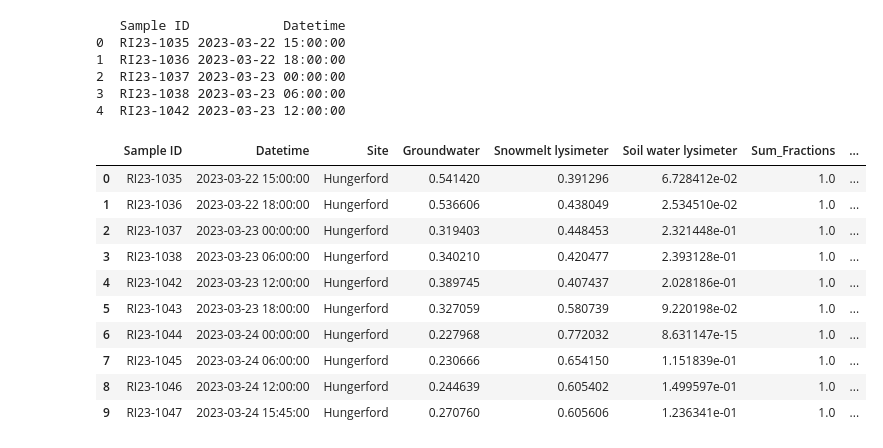
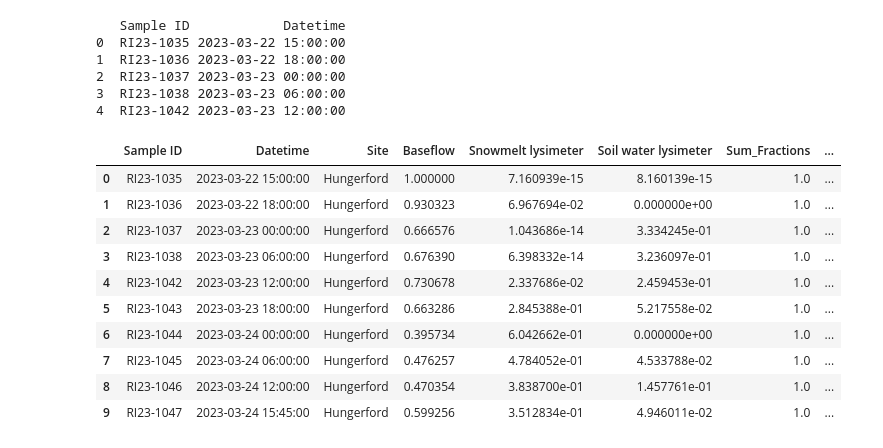
Before and after one commit to MeganEDuffy/LCBP-interannual-EMMAs, a Jupyter notebook: Notebooks/Error_propagation/RI23-Hungerford-Uncertainty.ipynb, the cells around one changed output. Cells and saved outputs as stored; diff of their text form; code cells hidden in the pictures.

```diff
--- a/Notebooks/Error_propagation/RI23-Hungerford-Uncertainty.ipynb
+++ b/Notebooks/Error_propagation/RI23-Hungerford-Uncertainty.ipynb
@@ -25,14 +25,18 @@ data_dir = repo_dir / "Data/GrabSample_data"
 # Define output directory using relative path logic
 output_dir = repo_dir / "Output/EMMA-uncertainty"
 
-# Load the full RI25 dataset
+# Load the full RI18 through RI25 dataset
+# see join @ https://github.com/MeganEDuffy/LCBP-interannual-EMMAs/blob/main/Notebooks/Combining-all-years-RI.ipynb
+#df = pd.read_csv(data_dir / "RI18-25-joined.csv")
+
+# Load just the RI23 dataset
 df = pd.read_csv(data_dir / "RI23-IC-ICP-isotope-toc-joined.csv")
 
 ####################
 # Hungerford RI23 events #
 ####################
 
-Hungerford_tracers = ['Ca_mg_L', 'Cl_mg_L', 'Si_mg_L', 'Mg_mg_L', 'dD', 'd18O', 'Na_mg_L']
+Hungerford_tracers = ['Ca_mg_L', 'Cu_mg_L', 'Cl_mg_L', 'K_mg_L', 'Mg_mg_L', 'dD', 'd18O', 'Na_mg_L']
 
 # 1. Run EMMA function
 (
@@ -66,11 +70,13 @@ stream_event_df["Datetime"] = pd.to_datetime(
     stream_event_df["Date"] + " " + stream_event_df["Time"]
 )
 
-# 4. Define tracer analytical uncertainties (Optional: edit these to match lab detection limits)
+# 4. Define tracer analytical uncertainties
 analytical_sd = {
     "Ca_mg_L": 0.05,  # mg/L
     "Cl_mg_L": 0.15,  # mg/L
     "Si_mg_L": 0.10,  # mg/L
+    "K_mg_L": 0.10,  # mg/L
+    "Cu_mg_L": 0.10,  # mg/L
     "Mg_mg_L": 0.02,  # mg/L
     "dD": 0.8,  # per mil (stable isotope precision)
     "d18O": 0.08,  # per mil
@@ -154,7 +161,7 @@ df = pd.read_csv(data_dir / "RI23-IC-ICP-isotope-toc-joined.csv")
 # Hungerford RI23 events #
 ####################
 
-Hungerford_tracers = ['Ca_mg_L', 'Cl_mg_L', 'Si_mg_L', 'Mg_mg_L', 'dD', 'd18O', 'Na_mg_L']
+Hungerford_tracers = ['Ca_mg_L', 'Cu_mg_L', 'Cl_mg_L', 'K_mg_L', 'Mg_mg_L', 'dD', 'd18O', 'Na_mg_L']
 
 # 1. Run EMMA function
 (
@@ -168,15 +175,20 @@ Hungerford_tracers = ['Ca_mg_L', 'Cl_mg_L', 'Si_mg_L', 'Mg_mg_L', 'dD', 'd18O',
     start_date="2023-03-21 00:00:00",
     end_date="2023-03-26 00:00:00",
     endmember_ids=[
-                   "RI23-1001", # Baseflow 02/09/2023 (labeled GW)
-                   "RI23-5008", # Mark's well 2023
+                   #"RI23-1001", # Baseflow 02/09/2023
+                   "RI23-1035", # 03/22/2023 Baseflow
+                   #"RI23-5008", # Mark's well 2023
+                   #"RI20-HB-DGW-Mark-1" # Mark's well 2020
+                   #"RI22-0858", # Mark's well 03/17/2022
+                   #"RI22-0864",
+                   #"RI23-1085", #Baseflow 03/31/2023 removed for now
                    "RI23-5007", # SWLD
                    "RI23-1061"
                     ],
 )
 
 # 2. Extract raw endmember rows matching these IDs (to calculate endmember SDs)
-em_raw_subset = df[df["Sample ID"].isin([["RI23-1001", "RI23-5008", "RI23-5007", "RI23-1061"]])]
+em_raw_subset = df[df["Sample ID"].isin([["RI23-1035", "RI23-5007", "RI23-1061"]])]
 
 # 3. Define streamwater samples for the event window
 stream_event_df = df[
@@ -194,6 +206,8 @@ analytical_sd = {
     "Ca_mg_L": 0.05,  # mg/L
     "Cl_mg_L": 0.15,  # mg/L
     "Si_mg_L": 0.10,  # mg/L
+    "K_mg_L": 0.10,  # mg/L
+    "Cu_mg_L": 0.10,  # mg/L
     "Mg_mg_L": 0.02,  # mg/L
     "dD": 0.8,  # per mil (stable isotope precision)
     "d18O": 0.08,  # per mil
@@ -207,47 +221,47 @@ uncertainty_df = up.propagate_genereux_uncertainty(
     em_raw=em_raw_subset,
     tracers=Hungerford_tracers,
     analytical_sd=analytical_sd,
-    confidence_level=0.95
+    confidence_level=0.70
 )
 
 # 6. Merge fractions and their calculated uncertainties for a complete table
 results_with_error = pd.merge(
     hungerford_martherm_fractions_df, uncertainty_df, on=["Sample ID", "Datetime"]
 )
 
 # Identify which uncertainty columns were actually generated
 uncertainty_cols = [
     col for col in results_with_error.columns if "Uncertainty_1sig" in col
 ]
 # Extract the base fraction names (e.g., "Groundwater", "Snowmelt lysimeter")
 fraction_cols = [col.replace("_Uncertainty_1sig", "") for col in uncertainty_cols]
 
 # Combine them in alternating order: [Fraction_1, Uncertainty_1, Fraction_2, Uncertainty_2...]
 display_cols = ["Sample ID", "Datetime"]
 for frac, unc in zip(fraction_cols, uncertainty_cols):
     display_cols.extend([frac, unc])
 
 # Print the head of the dynamically built column list
 print(results_with_error[display_cols].head())
 results_with_error.head(20)
 # %% [output]
    Sample ID            Datetime
 0  RI23-1035 2023-03-22 15:00:00
 1  RI23-1036 2023-03-22 18:00:00
 2  RI23-1037 2023-03-23 00:00:00
 3  RI23-1038 2023-03-23 06:00:00
 4  RI23-1042 2023-03-23 12:00:00
-|  | Sample ID | Datetime | Site | Groundwater | Snowmelt lysimeter | Soil water lysimeter | Sum_Fractions | ... |
-| 0 | RI23-1035 | 2023-03-22 15:00:00 | Hungerford | 0.541420 | 0.391296 | 6.728412e-02 | 1.0 | ... |
-| 1 | RI23-1036 | 2023-03-22 18:00:00 | Hungerford | 0.536606 | 0.438049 | 2.534510e-02 | 1.0 | ... |
-| 2 | RI23-1037 | 2023-03-23 00:00:00 | Hungerford | 0.319403 | 0.448453 | 2.321448e-01 | 1.0 | ... |
-| 3 | RI23-1038 | 2023-03-23 06:00:00 | Hungerford | 0.340210 | 0.420477 | 2.393128e-01 | 1.0 | ... |
-| 4 | RI23-1042 | 2023-03-23 12:00:00 | Hungerford | 0.389745 | 0.407437 | 2.028186e-01 | 1.0 | ... |
-| 5 | RI23-1043 | 2023-03-23 18:00:00 | Hungerford | 0.327059 | 0.580739 | 9.220198e-02 | 1.0 | ... |
-| 6 | RI23-1044 | 2023-03-24 00:00:00 | Hungerford | 0.227968 | 0.772032 | 8.631147e-15 | 1.0 | ... |
-| 7 | RI23-1045 | 2023-03-24 06:00:00 | Hungerford | 0.230666 | 0.654150 | 1.151839e-01 | 1.0 | ... |
-| 8 | RI23-1046 | 2023-03-24 12:00:00 | Hungerford | 0.244639 | 0.605402 | 1.499597e-01 | 1.0 | ... |
-| 9 | RI23-1047 | 2023-03-24 15:45:00 | Hungerford | 0.270760 | 0.605606 | 1.236341e-01 | 1.0 | ... |
+|  | Sample ID | Datetime | Site | Baseflow | Snowmelt lysimeter | Soil water lysimeter | Sum_Fractions | ... |
+| 0 | RI23-1035 | 2023-03-22 15:00:00 | Hungerford | 1.000000 | 7.160939e-15 | 8.160139e-15 | 1.0 | ... |
+| 1 | RI23-1036 | 2023-03-22 18:00:00 | Hungerford | 0.930323 | 6.967694e-02 | 0.000000e+00 | 1.0 | ... |
+| 2 | RI23-1037 | 2023-03-23 00:00:00 | Hungerford | 0.666576 | 1.043686e-14 | 3.334245e-01 | 1.0 | ... |
+| 3 | RI23-1038 | 2023-03-23 06:00:00 | Hungerford | 0.676390 | 6.398332e-14 | 3.236097e-01 | 1.0 | ... |
+| 4 | RI23-1042 | 2023-03-23 12:00:00 | Hungerford | 0.730678 | 2.337686e-02 | 2.459453e-01 | 1.0 | ... |
+| 5 | RI23-1043 | 2023-03-23 18:00:00 | Hungerford | 0.663286 | 2.845388e-01 | 5.217558e-02 | 1.0 | ... |
+| 6 | RI23-1044 | 2023-03-24 00:00:00 | Hungerford | 0.395734 | 6.042662e-01 | 0.000000e+00 | 1.0 | ... |
+| 7 | RI23-1045 | 2023-03-24 06:00:00 | Hungerford | 0.476257 | 4.784052e-01 | 4.533788e-02 | 1.0 | ... |
+| 8 | RI23-1046 | 2023-03-24 12:00:00 | Hungerford | 0.470354 | 3.838700e-01 | 1.457761e-01 | 1.0 | ... |
+| 9 | RI23-1047 | 2023-03-24 15:45:00 | Hungerford | 0.599256 | 3.512834e-01 | 4.946011e-02 | 1.0 | ... |
 # %%
 import importlib
 import sys
```
Also changed, not shown: parts of 2 cells of this notebook, 10 other files.
